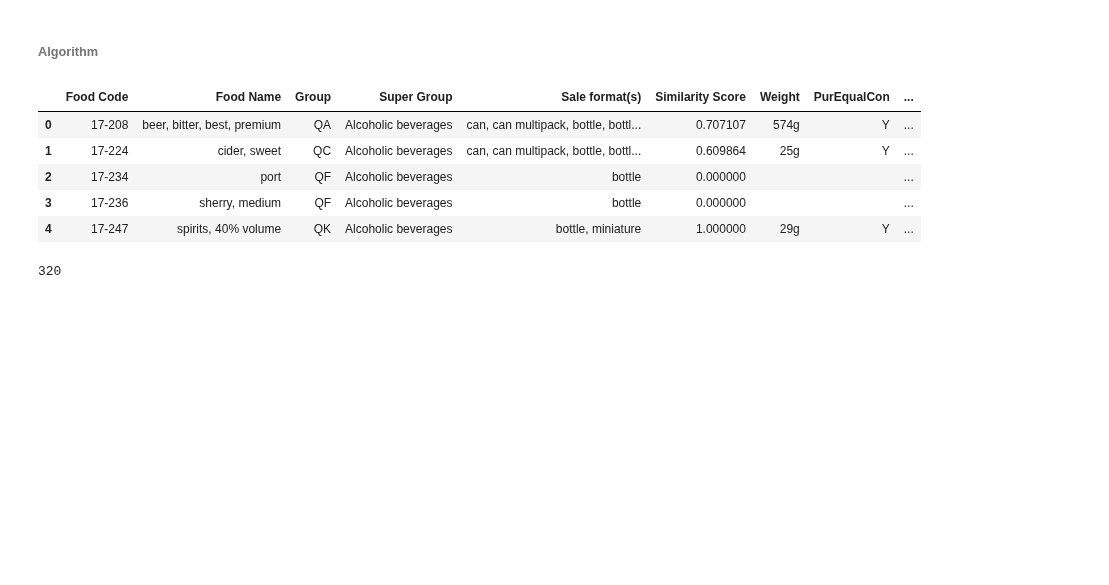
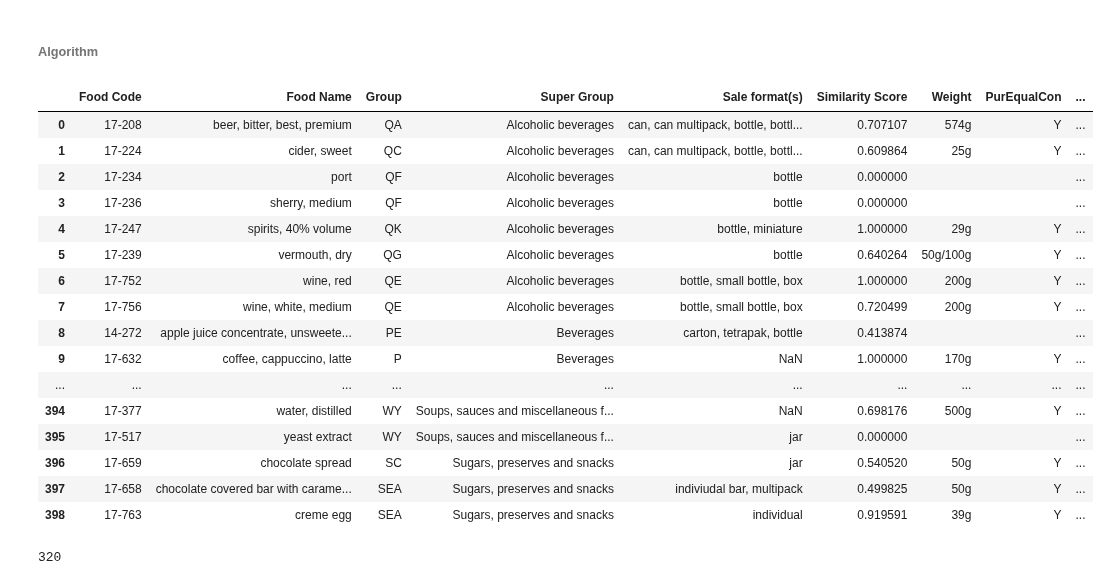
Before and after one commit to elliotkarikari/Product_Weight_Project, a Jupyter notebook: Jupter_notebooks/Data_Product/2. FPS to M&W - Matching Algorithm.ipynb, the cells around one changed output. Drawn from its saved outputs; the diff is of its cells as text; code cells hidden in the pictures; blank space fills up the shorter version.

```diff
--- a/Jupter_notebooks/Data_Product/2. FPS to M&W - Matching Algorithm.ipynb
+++ b/Jupter_notebooks/Data_Product/2. FPS to M&W - Matching Algorithm.ipynb
@@ -58,6 +58,9 @@ CleanRetail.head()
                                                    Using Fuzzy Matching
 # %%
 from fuzzywuzzy import fuzz
+def preprocess_text(df, column_name):
+    # Remove punctuation and convert to lowercase
+    return df[column_name].apply(lambda x: re.sub(r'[^\w\s]', '', x.lower()))
 
 def match_food_group(CleanRetail, redFood):
     """
@@ -72,7 +75,7 @@ def match_food_group(CleanRetail, redFood):
         DataFrame: The red food DataFrame with updated weight, unit, and super group values.
     """
     # Set a threshold for fuzzy matching.
-    threshold = 65
+    threshold = 75
 
     # Create a set to store the SKU descriptions that have already been matched.
     matched_skus = set()
@@ -529,14 +532,25 @@ def hybrid_fuzzy_matching(CleanRetail, redFood):
 # Call the hybrid_fuzzy_matching function and get the matched DataFrame
 redFood_matched = hybrid_fuzzy_matching(CleanRetail.copy(), redFood.copy())
 # %%
-redFood_matched.head()
+redFood_matched
 # %% [output]
 |  | Food Code | Food Name | Group | Super Group | Sale format(s) | Similarity Score | Weight | PurEqualCon | ... |
 | 0 | 17-208 | beer, bitter, best, premium | QA | Alcoholic beverages | can, can multipack, bottle, bottl... | 0.707107 | 574g | Y | ... |
 | 1 | 17-224 | cider, sweet | QC | Alcoholic beverages | can, can multipack, bottle, bottl... | 0.609864 | 25g | Y | ... |
 | 2 | 17-234 | port | QF | Alcoholic beverages | bottle | 0.000000 |  |  | ... |
 | 3 | 17-236 | sherry, medium | QF | Alcoholic beverages | bottle | 0.000000 |  |  | ... |
 | 4 | 17-247 | spirits, 40% volume | QK | Alcoholic beverages | bottle, miniature | 1.000000 | 29g | Y | ... |
+| 5 | 17-239 | vermouth, dry | QG | Alcoholic beverages | bottle | 0.640264 | 50g/100g | Y | ... |
+| 6 | 17-752 | wine, red | QE | Alcoholic beverages | bottle, small bottle, box | 1.000000 | 200g | Y | ... |
+| 7 | 17-756 | wine, white, medium | QE | Alcoholic beverages | bottle, small bottle, box | 0.720499 | 200g | Y | ... |
+| 8 | 14-272 | apple juice concentrate, unsweete... | PE | Beverages | carton, tetrapak, bottle | 0.413874 |  |  | ... |
+| 9 | 17-632 | coffee, cappuccino, latte | P | Beverages | NaN | 1.000000 | 170g | Y | ... |
+| ... | ... | ... | ... | ... | ... | ... | ... | ... | ... |
+| 394 | 17-377 | water, distilled | WY | Soups, sauces and miscellaneous f... | NaN | 0.698176 | 500g | Y | ... |
+| 395 | 17-517 | yeast extract | WY | Soups, sauces and miscellaneous f... | jar | 0.000000 |  |  | ... |
+| 396 | 17-659 | chocolate spread | SC | Sugars, preserves and snacks | jar | 0.540520 | 50g | Y | ... |
+| 397 | 17-658 | chocolate covered bar with carame... | SEA | Sugars, preserves and snacks | indiviudal bar, multipack | 0.499825 | 50g | Y | ... |
+| 398 | 17-763 | creme egg | SEA | Sugars, preserves and snacks | individual | 0.919591 | 39g | Y | ... |
 # %%
 d = redFood_matched.loc[redFood_matched['Weight'] != '']
 d['Food Name'].value_counts().sum()
```
Also changed, not shown: parts of 1 cell of this notebook, 8 other files.
